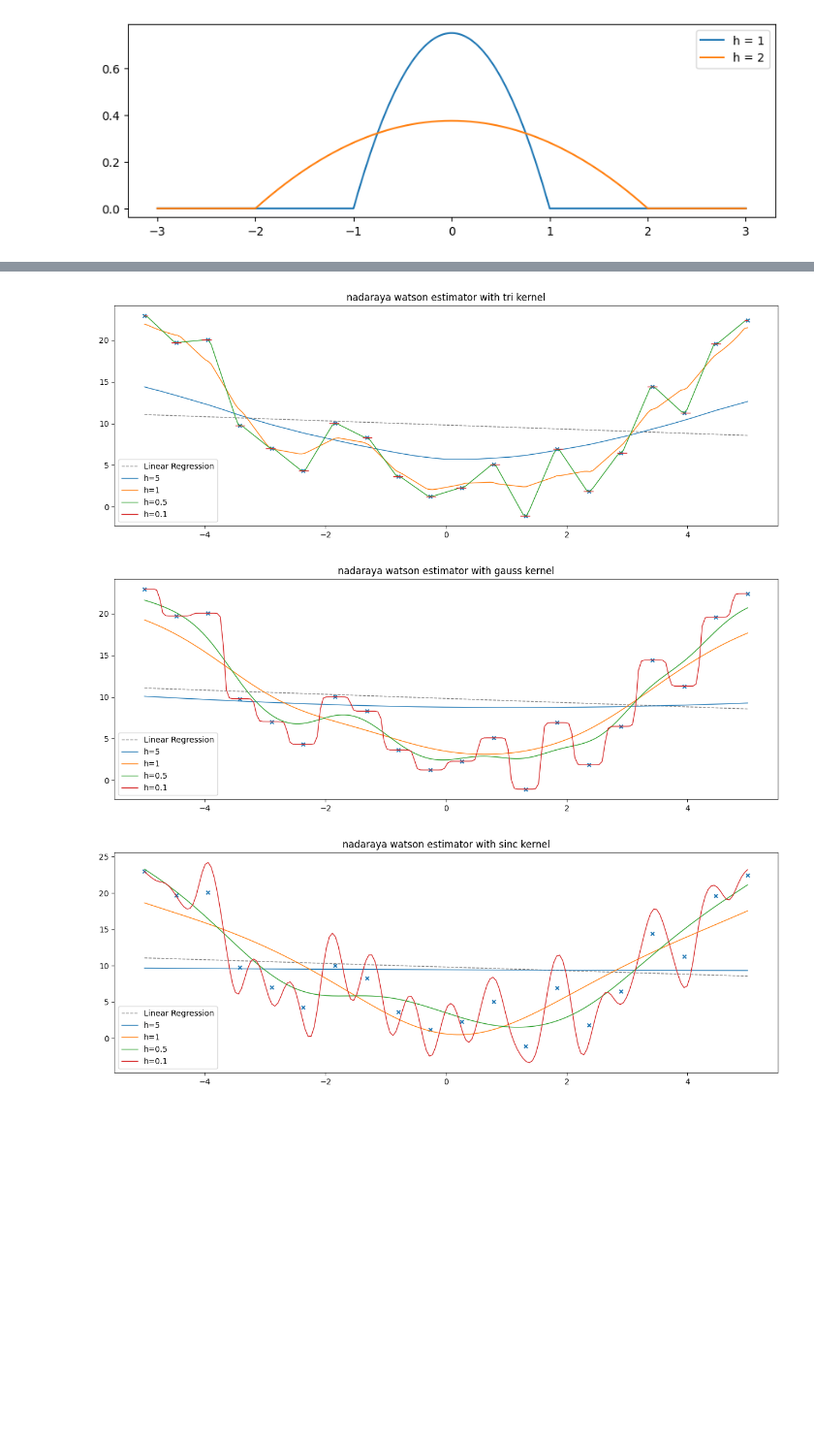
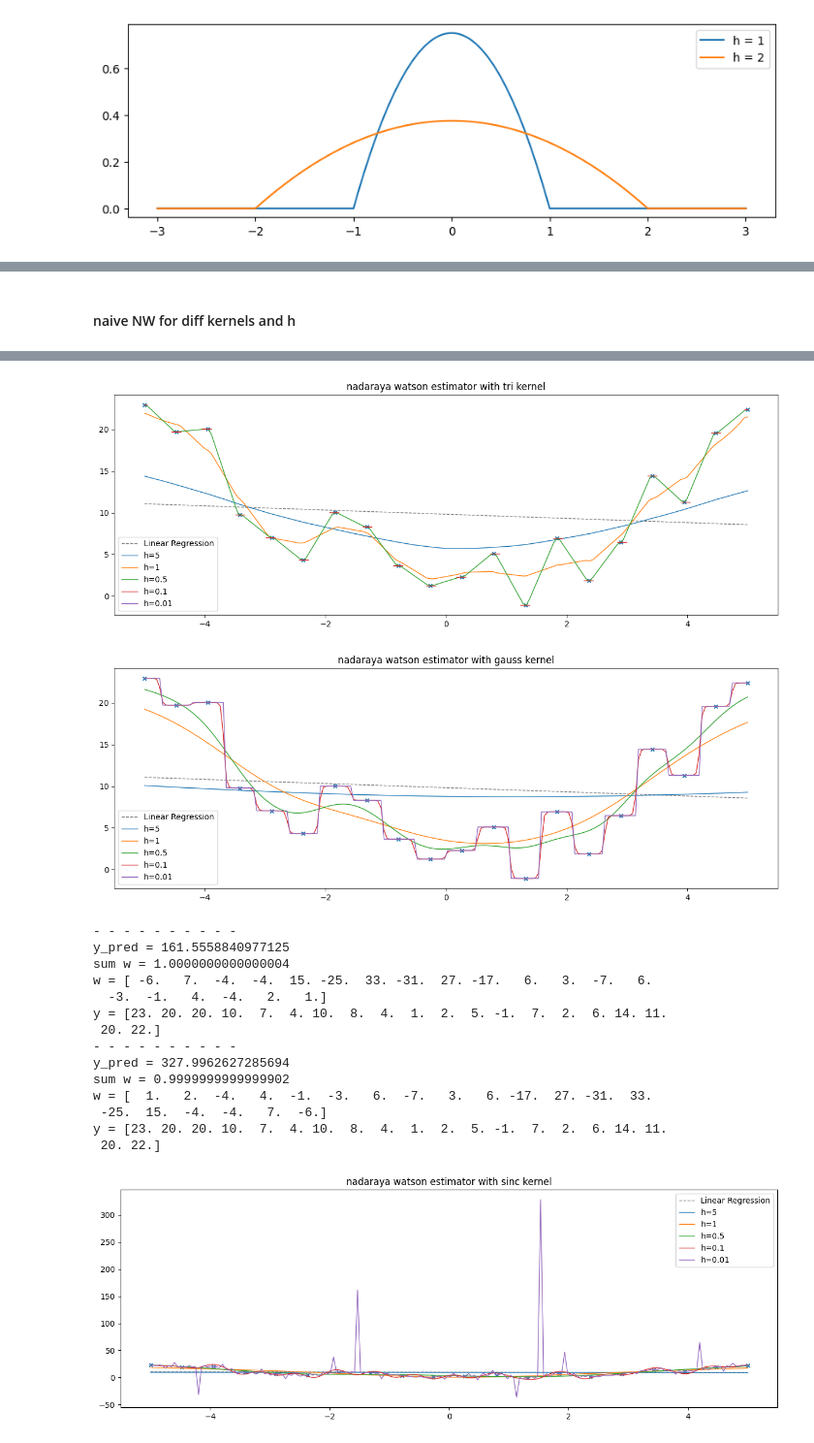
Before and after one commit to hikotei/Kernel-Simulations, a Jupyter notebook: 2023_12_12 NW.ipynb, the cells around one changed output, grey strips where cells are left out. Shown at 97% size. Drawn from its saved outputs; the diff is of its cells as text; code cells hidden in the pictures; blank space fills up the shorter version.

```diff
--- a/2023_12_12 NW.ipynb
+++ b/2023_12_12 NW.ipynb
@@ -31,7 +25,12 @@ f_{n, h}^{NW} (x) = \frac {\sum Y_i K(x-x_i)}{\sum K(x-x_i)}}
 def nadaraya_watson(x_obs, y_obs, x_pred, kernel, h=1):
 
     """
-    Nadaraya-Watson kernel regression estimator
+    VL - Nichtparametrische Stat
+
+    Def 4.2 Nadaraya-Watson-Schätzer
+
+    f_{n, h}^{NW} (x) = \frac {\sum Y_i K(x-x_i)}{\sum K(x-x_i)}}
+
     """
 
     y_pred = np.zeros(x_pred.shape[0])
@@ -67,6 +66,4 @@ def nadaraya_watson(x_obs, y_obs, x_pred, kernel, h=1):
             print(f"w = {np.round(w)}")
             print(f"y = {np.round(y_obs)}")
 
-        # if np.sum(w) == 0: print(f"sum of weights = 0 at x = {x}")
-
     return y_pred
@@ -93,7 +92,7 @@ x_pred = np.linspace(x_min, x_max, n*100)
 
 h = 0.1 * (1/np.pi)
 h = 0.1
-y_pred_nw = nadaraya_watson(x, y, x_pred, 'sinc', h=h)
+y_pred_nw = nadaraya_watson(x, y, x_pred, 'epa', h=h)
 
 # Plot the original data and the regression line
 plt.figure(figsize=(15, 5))
@@ -134,6 +116,8 @@ y = [22. 18.  9. -2. -1.  5. -5.  6. 19. 22.]
 # y = [ 24. 10. 11. 10.  9. -0.  5.  5. 17. 26. ]
 
 # therefore y_pred = sum( w_i * y_i ) gets blown up as well in both positive and negative directions
+# %% [markdown]
+#### naive NW for diff kernels and h
 # %%
 # simulation params
 n = 20
@@ -155,7 +139,7 @@ x_pred = np.linspace(x_min, x_max, n*10)
 # print(f"making NW pred at {x_pred}")
 
 kernel_types = ['epa', 'rect', 'tri', 'gauss', 'sinc']
-h_harr = [5, 1, 0.5, 0.1]
+h_arr = [5, 1, 0.5, 0.1, 0.01]
 
 for kernel_type in kernel_types :
 
@@ -163,8 +147,7 @@ for kernel_type in kernel_types :
     plt.scatter(x, y, s=20, marker='x')
     plt.plot(x, y_pred, color='grey', ls='--', lw=1, label='Linear Regression')
 
-    for h in h_harr :
-
+    for h in h_arr :
         y_pred_nw = nadaraya_watson(x, y, x_pred, kernel_type, h=h)
         plt.plot(x_pred, y_pred_nw, lw=1, label=f'h={h}')
 
@@ -177,3 +160,17 @@ for kernel_type in kernel_types :
-[figure, old version]
+[figure, new version]
-[figure, old version]
+[figure, new version]
+- - - - - - - - - -
+y_pred = 161.5558840977125
+sum w = 1.0000000000000004
+w = [ -6.   7.  -4.  -4.  15. -25.  33. -31.  27. -17.   6.   3.  -7.   6.
+  -3.  -1.   4.  -4.   2.   1.]
+y = [23. 20. 20. 10.  7.  4. 10.  8.  4.  1.  2.  5. -1.  7.  2.  6. 14. 11.
+ 20. 22.]
+- - - - - - - - - -
+y_pred = 327.9962627285694
+sum w = 0.9999999999999902
+w = [  1.   2.  -4.   4.  -1.  -3.   6.  -7.   3.   6. -17.  27. -31.  33.
+ -25.  15.  -4.  -4.   7.  -6.]
+y = [23. 20. 20. 10.  7.  4. 10.  8.  4.  1.  2.  5. -1.  7.  2.  6. 14. 11.
+ 20. 22.]
-[figure, old version]
+[figure, new version]
```
Also changed, not shown: parts of 13 cells of this notebook.
